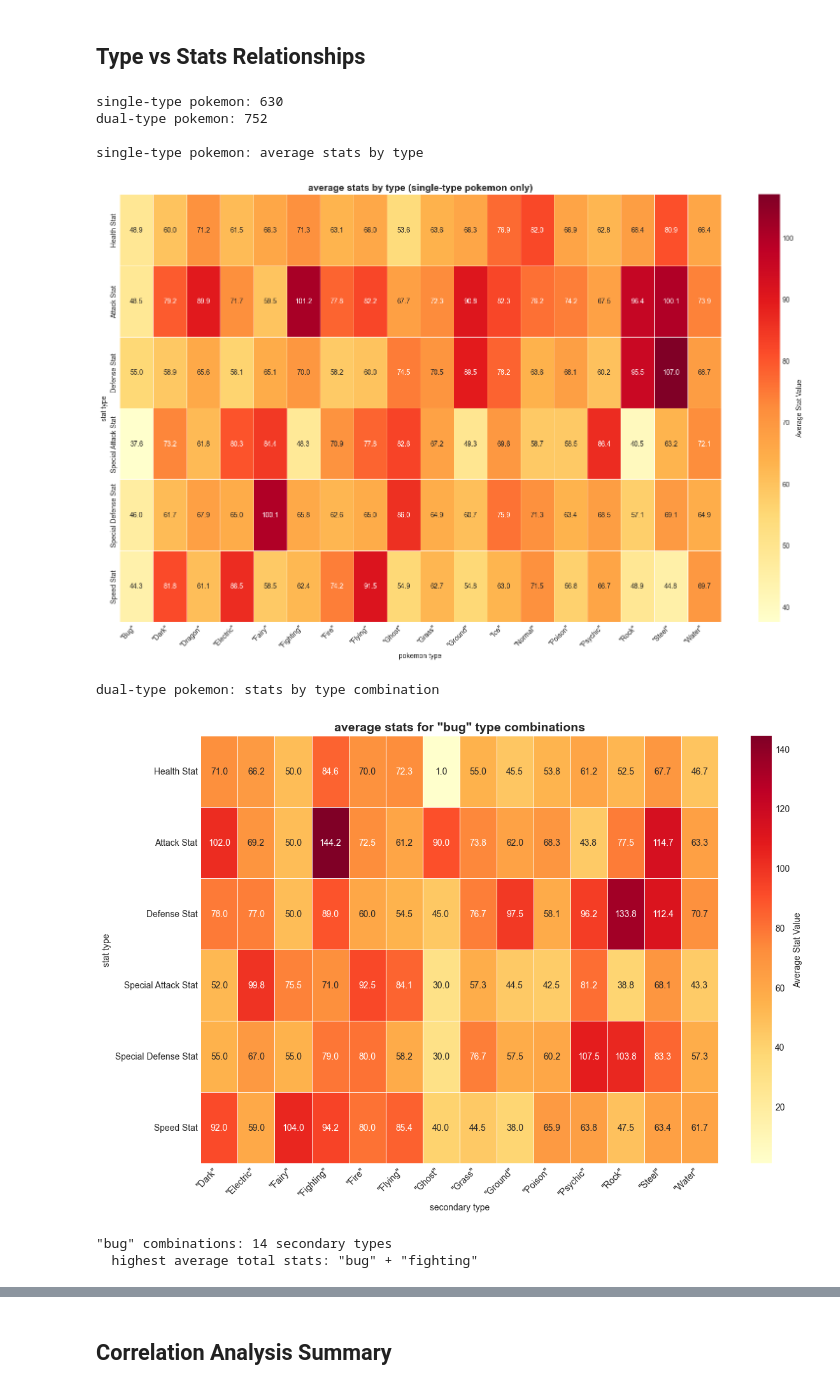
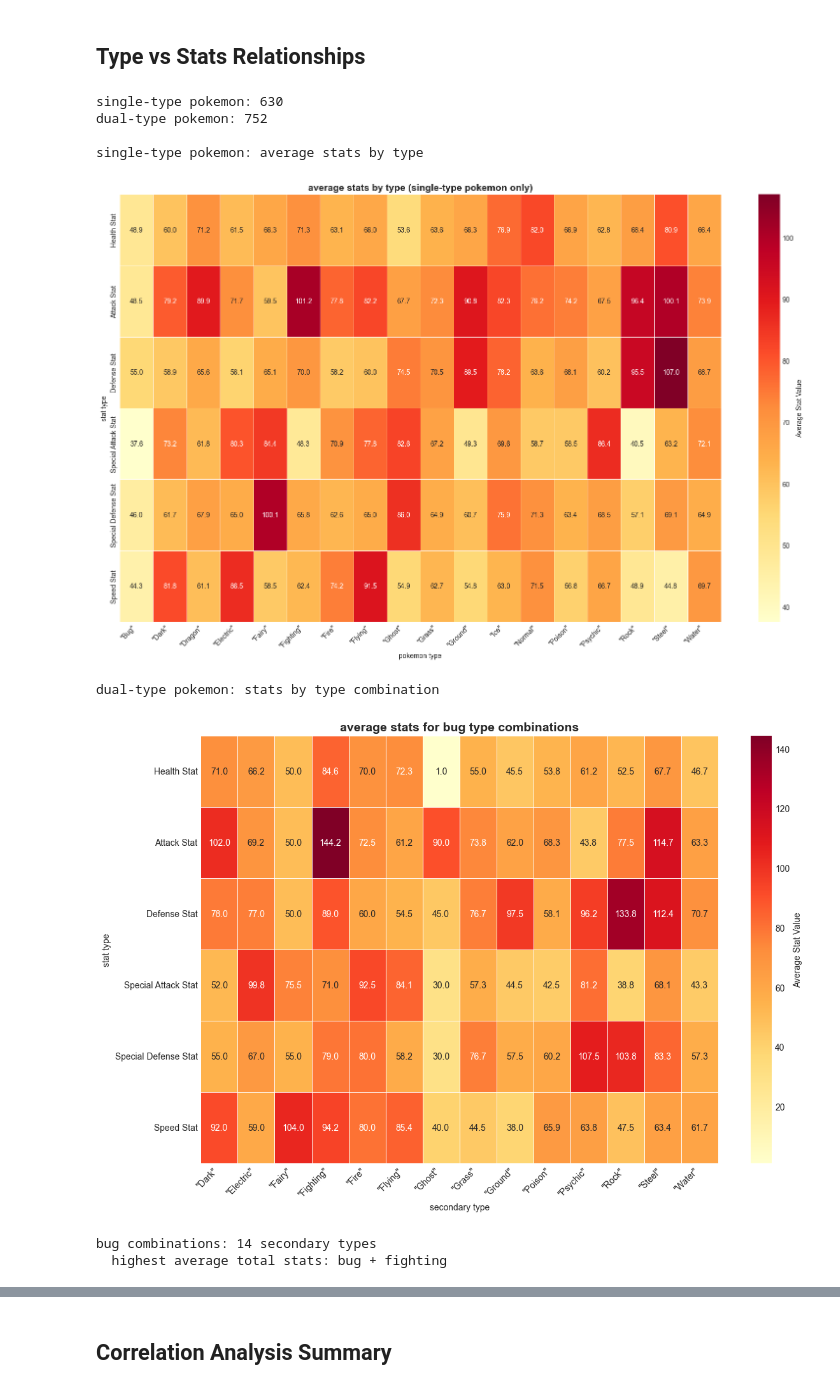
Before and after one commit to Redseba/Team-Rocket-Research, a Jupyter notebook: 2_correlation_analysis.ipynb, the cells around one changed output, grey strips where cells are left out. Cells and saved outputs as stored; diff of their text form; code cells hidden in the pictures.

Commit message:
updated figures

```diff
--- a/2_correlation_analysis.ipynb
+++ b/2_correlation_analysis.ipynb
@@ -147,7 +155,7 @@ plt.xlabel('pokemon type')
 plt.ylabel('stat type')
 plt.xticks(rotation=45, ha='right')
 plt.tight_layout()
-plt.savefig('figures/single_type_stats_heatmap.png', dpi=300, bbox_inches='tight')
+plt.savefig('figures/correlation/single_type_stats_heatmap.png', dpi=300, bbox_inches='tight')
 plt.show()
 
 # dual-type pokemon: average stats by type combination (one chart per primary type)
@@ -165,21 +173,24 @@ for primary_type in dual_primary_types:
         combo_stats = primary_combos.groupby('Secondary Type')[stats_cols].mean()
 
         if not combo_stats.empty:
+            # clean type name by removing quotes
+            clean_primary = primary_type.strip('"').lower()
+
             plt.figure(figsize=(12, 8))
             sns.heatmap(combo_stats.T, annot=True, fmt='.1f', cmap='YlOrRd',
                         linewidths=0.5, cbar_kws={'label': 'Average Stat Value'})
-            plt.title(f'average stats for {primary_type.lower()} type combinations', fontsize=14, fontweight='bold')
+            plt.title(f'average stats for {clean_primary} type combinations', fontsize=14, fontweight='bold')
             plt.xlabel('secondary type')
             plt.ylabel('stat type')
             plt.xticks(rotation=45, ha='right')
             plt.tight_layout()
-            plt.savefig(f'figures/{primary_type.lower()}_combinations_stats_heatmap.png', dpi=300, bbox_inches='tight')
+            plt.savefig(f'figures/correlation/{clean_primary}_combinations_stats_heatmap.png', dpi=300, bbox_inches='tight')
             plt.show()
 
             # print summary for this primary type
-            print(f"{primary_type.lower()} combinations: {len(combo_stats)} secondary types")
+            print(f"{clean_primary} combinations: {len(combo_stats)} secondary types")
             top_secondary = combo_stats.mean(axis=1).idxmax()
-            print(f"  highest average total stats: {primary_type.lower()} + {top_secondary.lower()}")
+            print(f"  highest average total stats: {clean_primary} + {top_secondary.strip('\"').lower()}")
             print()
 
 # type combination analysis - most common pairings
@@ -191,7 +202,7 @@ combination_counts = dual_type.groupby(['Primary Type', 'Secondary Type']).size(
 top_combinations = combination_counts.sort_values(ascending=False).head(20)
 print("most frequent type combinations:")
 for (primary, secondary), count in top_combinations.items():
-    print(f"• {primary.lower()} + {secondary.lower()}: {count} pokemon")
+    print(f"• {primary.strip('\"').lower()} + {secondary.strip('\"').lower()}: {count} pokemon")
 
 # analyze secondary types for each primary type
 print("\nsecondary type preferences by primary type")
@@ -203,8 +214,8 @@ for primary in dual_type['Primary Type'].unique():
 
     for secondary, count in secondary_dist.items():
         secondary_preferences.append({
-            'primary type': primary.lower(),
-            'secondary type': secondary.lower(),
+            'primary type': primary.strip('"').lower(),
+            'secondary type': secondary.strip('"').lower(),
             'count': count,
             'percentage': round(count / total_primary * 100, 1),
             'avg total stats': round(combination_stats.loc[(primary, secondary), 'Base Stat Total'], 1)
@@ -230,34 +241,34 @@ print(f"\ndual-type correlations")
 print("correlation between dual-type status and stats:")
 for stat, corr in dual_type_corr.items():
     print(f"• {stat[:-5].lower()}: {corr:.3f}")
 
 # visualization of legendary correlations
 # sort correlations by value (descending) for better visualization
 legendary_corr_sorted = legendary_corr.sort_values(ascending=False)
 
 plt.figure(figsize=(10, 8))
 bars = plt.bar(range(len(legendary_corr_sorted)), legendary_corr_sorted.values, color=presentation_palette[2])
 plt.xticks(range(len(legendary_corr_sorted)), [s.replace(' Stat', '').lower() for s in legendary_corr_sorted.index], rotation=45, ha='right')
 plt.title('correlation: legendary status vs individual stats', fontsize=14, fontweight='bold')
 plt.ylabel('correlation coefficient')
 plt.axhline(y=0, color='black', linestyle='-', alpha=0.3)
 
 # add value labels
 for bar, corr in zip(bars, legendary_corr_sorted.values):
     plt.text(bar.get_x() + bar.get_width()/2, bar.get_height() + 0.01,
              f'{corr:.3f}', ha='center', va='bottom', fontweight='bold')
 
 plt.grid(True, alpha=0.3)
 plt.tight_layout()
-plt.savefig('figures/legendary_stats_correlation_bar.png', dpi=300, bbox_inches='tight')
+plt.savefig('figures/correlation/legendary_stats_correlation_bar.png', dpi=300, bbox_inches='tight')
 plt.show()
 # %% [output]
 single-type pokemon: 630
 dual-type pokemon: 752
 
 single-type pokemon: average stats by type
 [figure]
 dual-type pokemon: stats by type combination
-[figure, old version]
+[figure, new version]
-"bug" combinations: 14 secondary types
-  highest average total stats: "bug" + "fighting"
+bug combinations: 14 secondary types
+  highest average total stats: bug + fighting
```
Also changed, not shown: parts of 4 cells of this notebook, 49 other files.
